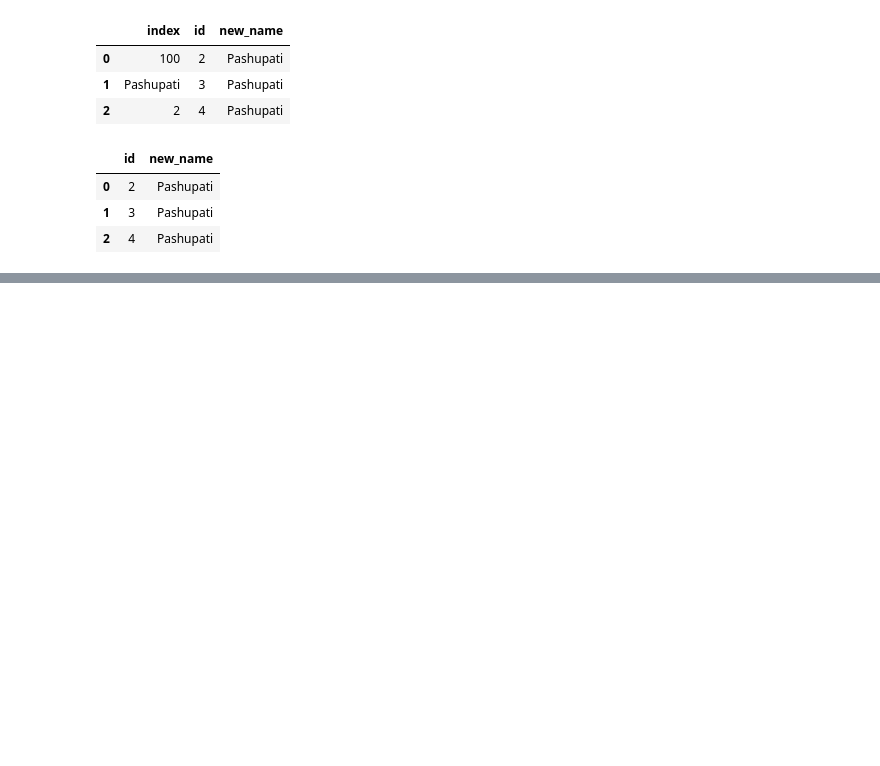
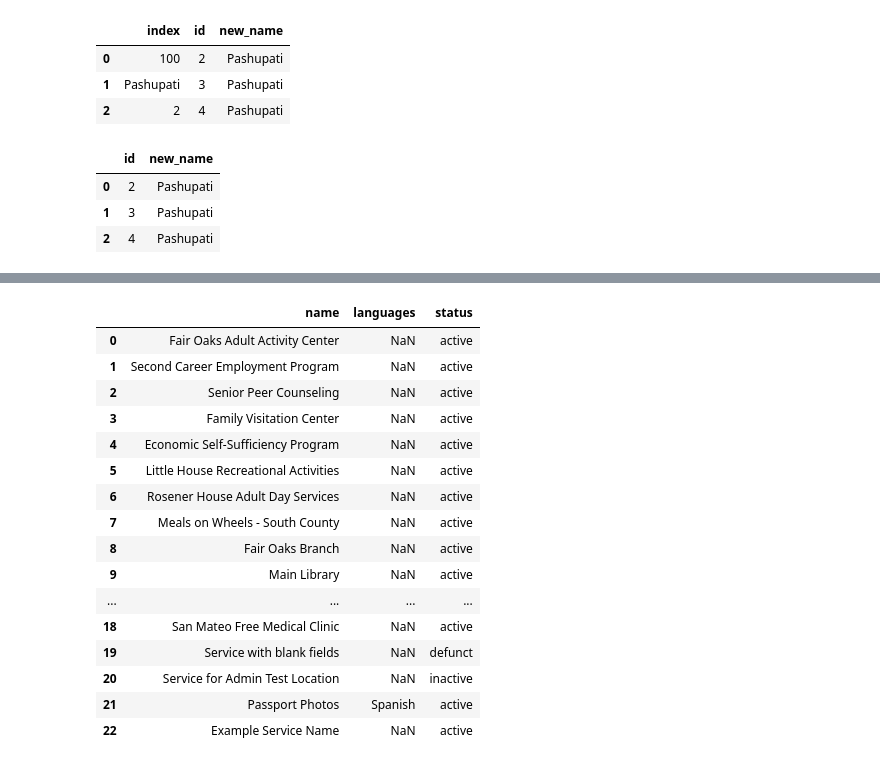
Before and after one commit to pashupatinathvidyarthi/Data-Analytics, a Jupyter notebook: Pandas/Pandas_01.ipynb, the cells around one changed output, grey strips where cells are left out. Saved outputs shown, nothing was run; the diff lists cells and outputs as text; code cells hidden in the pictures; blank space fills up the shorter version.

Commit message:
Pandas File

```diff
--- a/Pandas/Pandas_01.ipynb
+++ b/Pandas/Pandas_01.ipynb
@@ -545,0 +596,23 @@ d.reset_index(drop=True) # This code is resetting the index of the Series d to t
+# %%
+df[['name','languages','status']]
+# This code is accessing multiple columns ('name', 'language', and 'status') from the DataFrame df using double bracket notation. It will return a new DataFrame containing only those specified columns. Each of the columns will be included in the resulting DataFrame, and the index will remain the same as in the original DataFrame df.
+#Why we use 2 brackets to access multiple columns in pandas?
+#In pandas, we use double brackets (e.g., df[['column1', 'column2']]) to access multiple columns from a DataFrame because it allows us to specify a list of column names that we want to retrieve. The double brackets indicate that we are passing a list of column names to the DataFrame, which tells pandas to return a new DataFrame containing only those specified columns. If we were to use single brackets (e.g., df['column1']), it would return a Series object for that single column instead of a DataFrame. Therefore, using double brackets is necessary when we want to access multiple columns and maintain the DataFrame structure.
+# %% [output]
+|  | name | languages | status |
+| 0 | Fair Oaks Adult Activity Center | NaN | active |
+| 1 | Second Career Employment Program | NaN | active |
+| 2 | Senior Peer Counseling | NaN | active |
+| 3 | Family Visitation Center | NaN | active |
+| 4 | Economic Self-Sufficiency Program | NaN | active |
+| 5 | Little House Recreational Activities | NaN | active |
+| 6 | Rosener House Adult Day Services | NaN | active |
+| 7 | Meals on Wheels - South County | NaN | active |
+| 8 | Fair Oaks Branch | NaN | active |
+| 9 | Main Library | NaN | active |
+| ... | ... | ... | ... |
+| 18 | San Mateo Free Medical Clinic | NaN | active |
+| 19 | Service with blank fields | NaN | defunct |
+| 20 | Service for Admin Test Location | NaN | inactive |
+| 21 | Passport Photos | Spanish | active |
+| 22 | Example Service Name | NaN | active |
```
Also changed, not shown: parts of 3 cells of this notebook.
